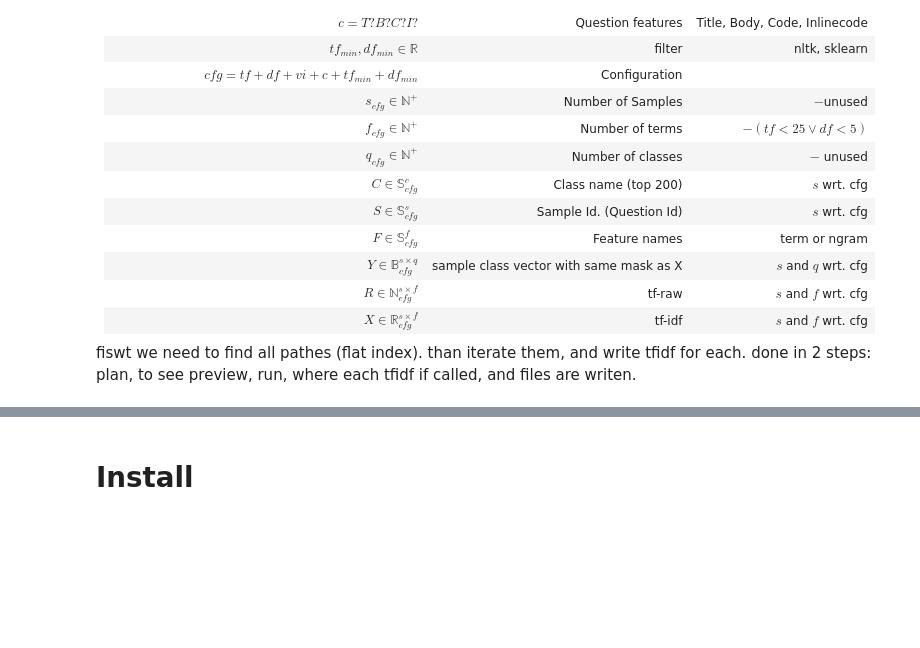
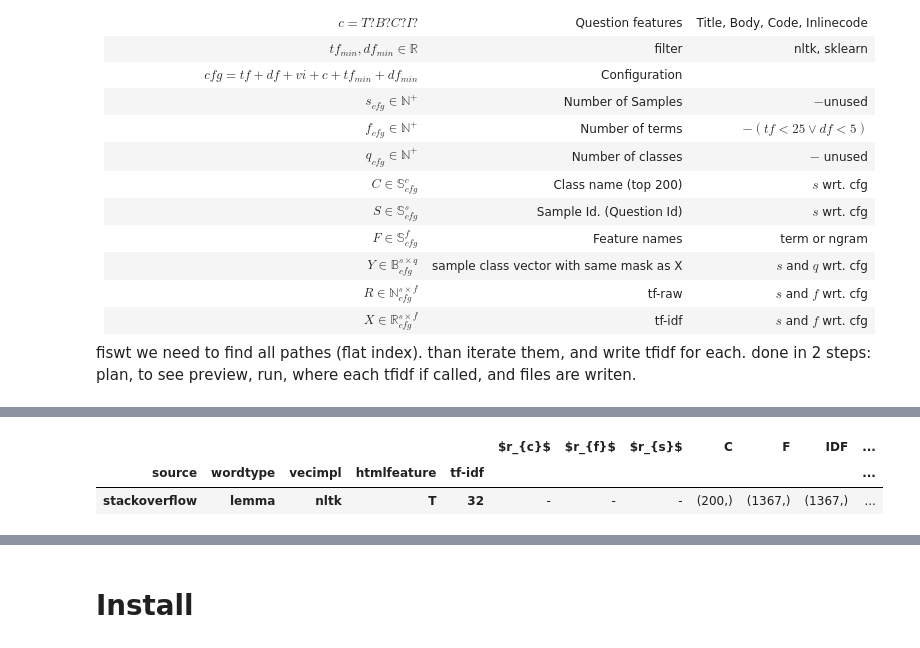
Before and after one commit to glouwa/StackOverflowTopicClustering, a Jupyter notebook: tfidf.ipynb, the cells around one changed output, grey strips where cells are left out. Saved outputs shown, nothing was run; the diff lists cells and outputs as text; code cells hidden in the pictures; blank space fills up the shorter version.

```diff
--- a/tfidf.ipynb
+++ b/tfidf.ipynb
@@ -82,7 +67,4 @@ idfplan
 # %%
-tfidf_ = tfidf.run(idfplan)
-import com.twosigma.beakerx.table.TableDisplay
-#tfidf_
-display = new TableDisplay(tfidf_)
-display
+tfidf_ = src.tfidf.run(idfplan)
+tfidf_
 # %% [output]
@@ -90 +72,4 @@ SyntaxError: invalid syntax (<ipython-input-14-fe1b76ee5da6>, line 4)
+|  |  |  |  |  | $r_{c}$ | $r_{f}$ | $r_{s}$ | C | F | IDF | ... |
+| source | wordtype | vecimpl | htmlfeature | tf-idf |  |  |  |  |  |  | ... |
+| stackoverflow | lemma | nltk | T | 32 | - | - | - | (200,) | (1367,) | (1367,) | ... |
 # %%
```
Also changed, not shown: parts of 3 cells of this notebook, 12 other files.
